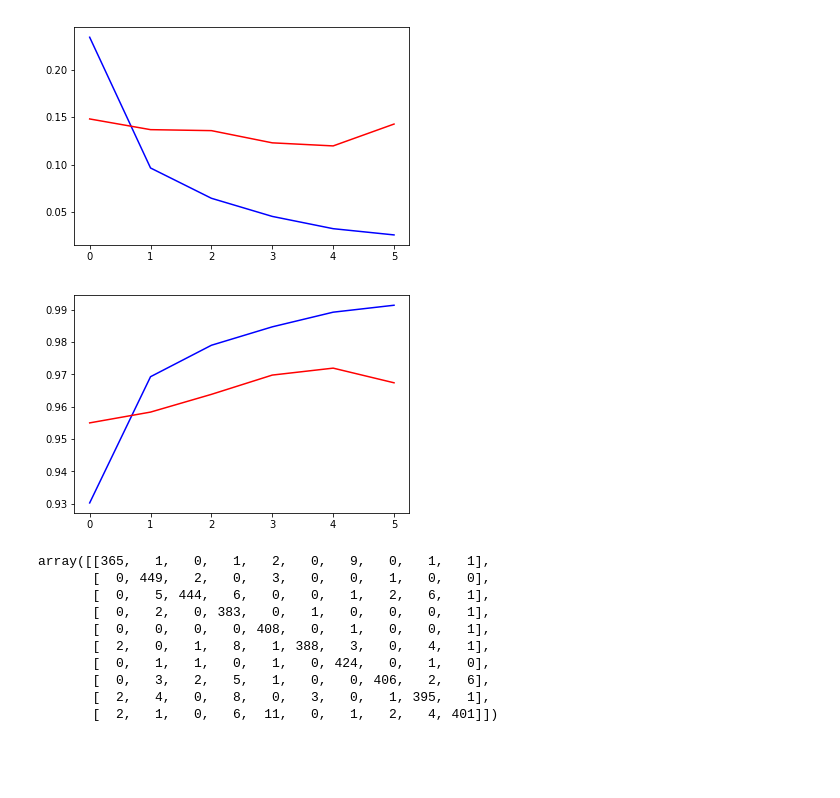
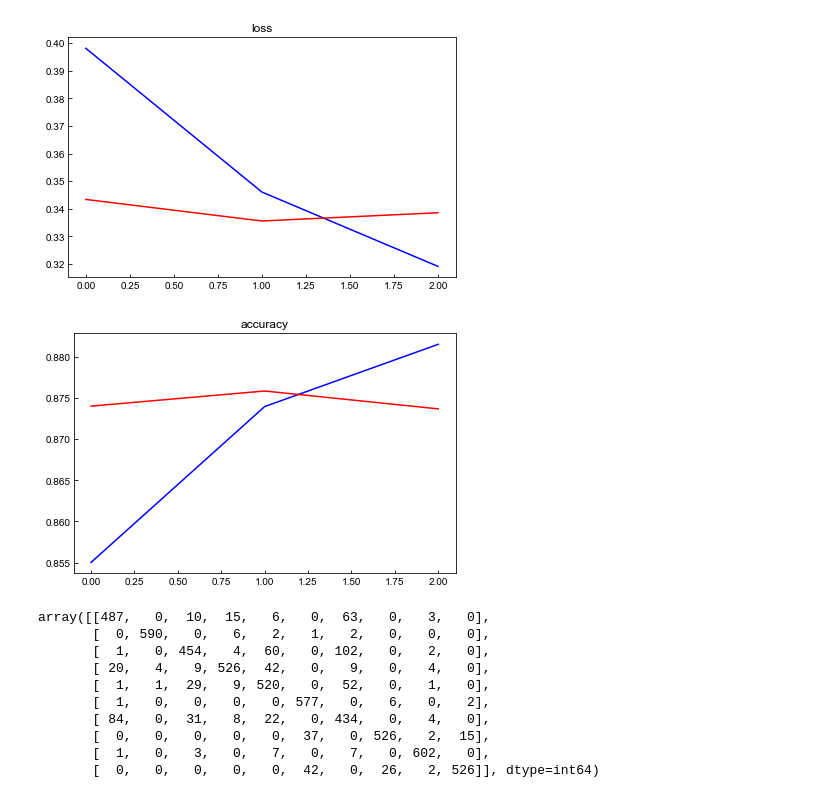
Before and after one commit to QHwan/code_snippets, a Jupyter notebook: neural_network/neual_network.ipynb, the cells around one changed output. Drawn from its saved outputs; the diff is of its cells as text; code cells hidden in the pictures; blank space fills up the shorter version.

```diff
--- a/neural_network/neual_network.ipynb
+++ b/neural_network/neual_network.ipynb
@@ -37,0 +19,2 @@ print(df_train.values)
+# %%
+(x_train, y_train), (x_test, y_test) = fashion_mnist.load_data()
@@ -38,5 +39,8 @@ print(df_train.values)
 # %%
-x_train, x_val, y_train, y_val = train_test_split(df_train.values[:,1:], df_train.values[:,0], test_size=0.1)
+x_train, x_val, y_train, y_val = train_test_split(x_train, y_train, test_size=0.1)
+# %%
+x_train = x_train.reshape(len(x_train), 28*28)
+x_val = x_val.reshape(len(x_val), 28*28)
 # %%
 print(x_train.shape)
 print(x_val.shape)
@@ -96,13 +96,15 @@ Final loss: 0.1426, final accuracy: 0.9674
 # %%
 plt.plot(hist.history['loss'], color='b')
 plt.plot(hist.history['val_loss'], color='r')
+plt.title('loss')
 plt.show()
 plt.plot(hist.history['acc'], color='b')
 plt.plot(hist.history['val_acc'], color='r')
+plt.title('accuracy')
 plt.show()
 # %% [output]
-[figure, old version]
+[figure, new version]
-[figure, old version]
+[figure, new version]
 # %%
 y_hat = model.predict(x_val)
 y_pred = np.argmax(y_hat, axis=1)
@@ -110,16 +112,16 @@ y_true = np.argmax(y_val, axis=1)
 cm = confusion_matrix(y_true, y_pred)
 pprint(cm)
 # %% [output]
-array([[365,   1,   0,   1,   2,   0,   9,   0,   1,   1],
-       [  0, 449,   2,   0,   3,   0,   0,   1,   0,   0],
-       [  0,   5, 444,   6,   0,   0,   1,   2,   6,   1],
-       [  0,   2,   0, 383,   0,   1,   0,   0,   0,   1],
-       [  0,   0,   0,   0, 408,   0,   1,   0,   0,   1],
-       [  2,   0,   1,   8,   1, 388,   3,   0,   4,   1],
-       [  0,   1,   1,   0,   1,   0, 424,   0,   1,   0],
-       [  0,   3,   2,   5,   1,   0,   0, 406,   2,   6],
-       [  2,   4,   0,   8,   0,   3,   0,   1, 395,   1],
-       [  2,   1,   0,   6,  11,   0,   1,   2,   4, 401]])
+array([[487,   0,  10,  15,   6,   0,  63,   0,   3,   0],
+       [  0, 590,   0,   6,   2,   1,   2,   0,   0,   0],
+       [  1,   0, 454,   4,  60,   0, 102,   0,   2,   0],
+       [ 20,   4,   9, 526,  42,   0,   9,   0,   4,   0],
+       [  1,   1,  29,   9, 520,   0,  52,   0,   1,   0],
+       [  1,   0,   0,   0,   0, 577,   0,   6,   0,   2],
+       [ 84,   0,  31,   8,  22,   0, 434,   0,   4,   0],
+       [  0,   0,   0,   0,   0,  37,   0, 526,   2,  15],
+       [  1,   0,   3,   0,   7,   0,   7,   0, 602,   0],
+       [  0,   0,   0,   0,   0,  42,   0,  26,   2, 526]], dtype=int64)
 # %%
 y_hat = model.predict(df_test.values, batch_size=64)
 y_pred = np.argmax(y_hat,axis=1)
```
Also changed, not shown: parts of 13 cells of this notebook, 4 other files.
